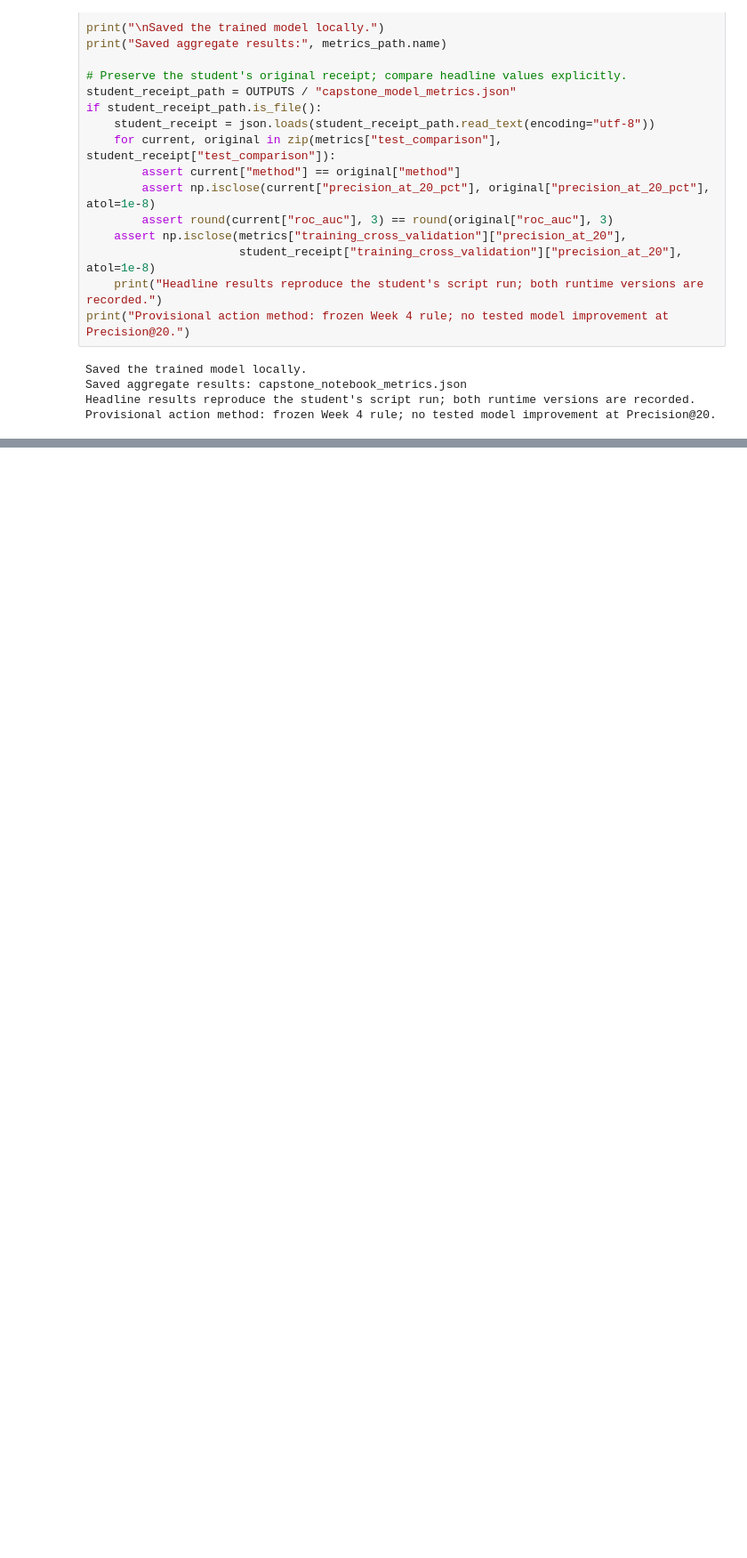
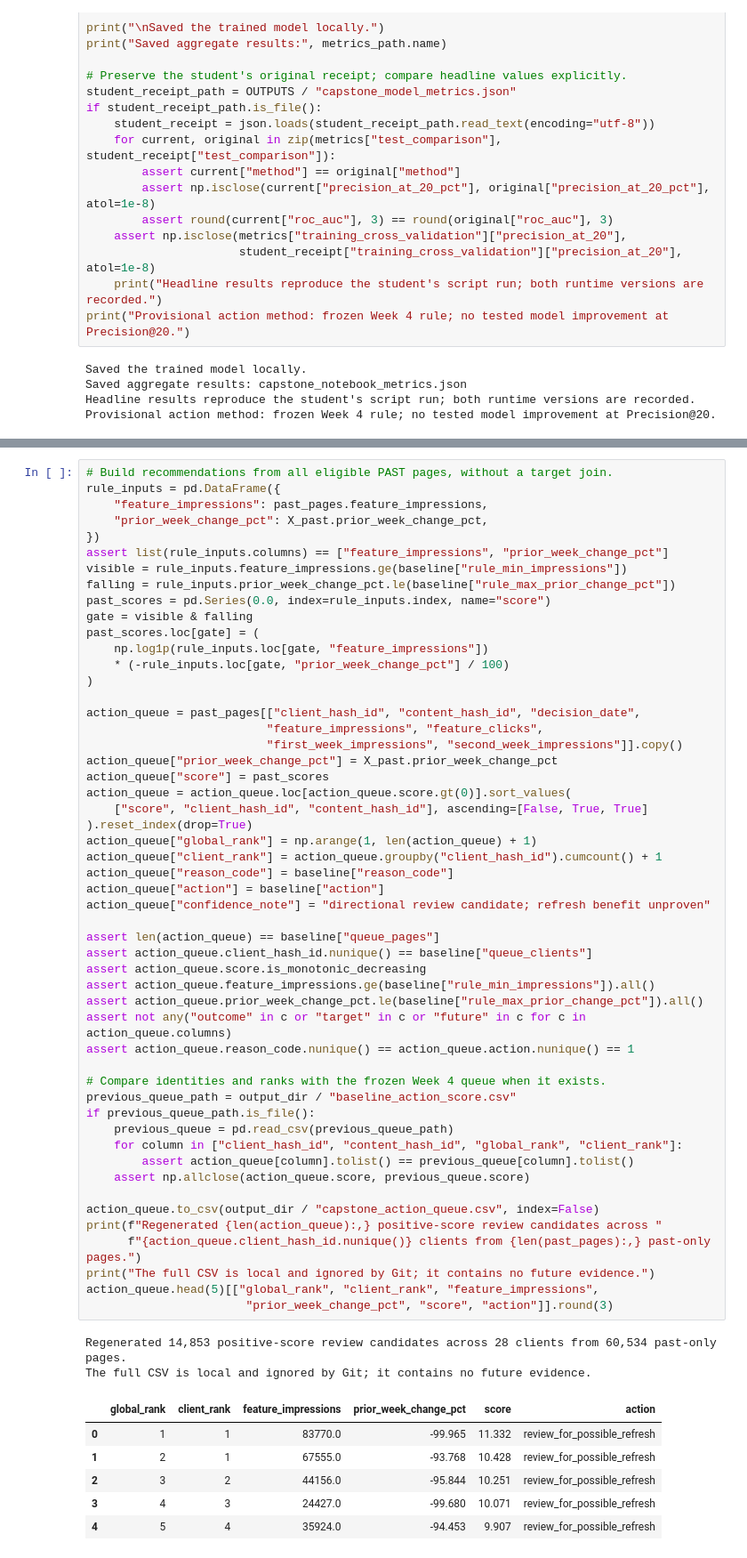
Before and after one commit to MTahaR-dev/flyrank-ml-internship, a Jupyter notebook: work/notebooks/capstone.ipynb, the cells around one changed output, grey strips where cells are left out. Shown at 89% size. Drawn from its saved outputs; the diff is of its cells as text; blank space fills up the shorter version.

```diff
--- a/work/notebooks/capstone.ipynb
+++ b/work/notebooks/capstone.ipynb
@@ -818,0 +865,61 @@ To be completed after the model/rule comparison and skeptical review.
+# %%
+# Build recommendations from all eligible PAST pages, without a target join.
+rule_inputs = pd.DataFrame({
+    "feature_impressions": past_pages.feature_impressions,
+    "prior_week_change_pct": X_past.prior_week_change_pct,
+})
+assert list(rule_inputs.columns) == ["feature_impressions", "prior_week_change_pct"]
+visible = rule_inputs.feature_impressions.ge(baseline["rule_min_impressions"])
+falling = rule_inputs.prior_week_change_pct.le(baseline["rule_max_prior_change_pct"])
+past_scores = pd.Series(0.0, index=rule_inputs.index, name="score")
+gate = visible & falling
+past_scores.loc[gate] = (
+    np.log1p(rule_inputs.loc[gate, "feature_impressions"])
+    * (-rule_inputs.loc[gate, "prior_week_change_pct"] / 100)
+)
+
+action_queue = past_pages[["client_hash_id", "content_hash_id", "decision_date",
+                          "feature_impressions", "feature_clicks",
+                          "first_week_impressions", "second_week_impressions"]].copy()
+action_queue["prior_week_change_pct"] = X_past.prior_week_change_pct
+action_queue["score"] = past_scores
+action_queue = action_queue.loc[action_queue.score.gt(0)].sort_values(
+    ["score", "client_hash_id", "content_hash_id"], ascending=[False, True, True]
+).reset_index(drop=True)
+action_queue["global_rank"] = np.arange(1, len(action_queue) + 1)
+action_queue["client_rank"] = action_queue.groupby("client_hash_id").cumcount() + 1
+action_queue["reason_code"] = baseline["reason_code"]
+action_queue["action"] = baseline["action"]
+action_queue["confidence_note"] = "directional review candidate; refresh benefit unproven"
+
+assert len(action_queue) == baseline["queue_pages"]
+assert action_queue.client_hash_id.nunique() == baseline["queue_clients"]
+assert action_queue.score.is_monotonic_decreasing
+assert action_queue.feature_impressions.ge(baseline["rule_min_impressions"]).all()
+assert action_queue.prior_week_change_pct.le(baseline["rule_max_prior_change_pct"]).all()
+assert not any("outcome" in c or "target" in c or "future" in c for c in action_queue.columns)
+assert action_queue.reason_code.nunique() == action_queue.action.nunique() == 1
+
+# Compare identities and ranks with the frozen Week 4 queue when it exists.
+previous_queue_path = output_dir / "baseline_action_score.csv"
+if previous_queue_path.is_file():
+    previous_queue = pd.read_csv(previous_queue_path)
+    for column in ["client_hash_id", "content_hash_id", "global_rank", "client_rank"]:
+        assert action_queue[column].tolist() == previous_queue[column].tolist()
+    assert np.allclose(action_queue.score, previous_queue.score)
+
+action_queue.to_csv(output_dir / "capstone_action_queue.csv", index=False)
+print(f"Regenerated {len(action_queue):,} positive-score review candidates across "
+      f"{action_queue.client_hash_id.nunique()} clients from {len(past_pages):,} past-only pages.")
+print("The full CSV is local and ignored by Git; it contains no future evidence.")
+action_queue.head(5)[["global_rank", "client_rank", "feature_impressions",
+                       "prior_week_change_pct", "score", "action"]].round(3)
+# %% [output]
+Regenerated 14,853 positive-score review candidates across 28 clients from 60,534 past-only pages.
+The full CSV is local and ignored by Git; it contains no future evidence.
+|  | global_rank | client_rank | feature_impressions | prior_week_change_pct | score | action |
+| 0 | 1 | 1 | 83770.0 | -99.965 | 11.332 | review_for_possible_refresh |
+| 1 | 2 | 1 | 67555.0 | -93.768 | 10.428 | review_for_possible_refresh |
+| 2 | 3 | 2 | 44156.0 | -95.844 | 10.251 | review_for_possible_refresh |
+| 3 | 4 | 3 | 24427.0 | -99.680 | 10.071 | review_for_possible_refresh |
+| 4 | 5 | 4 | 35924.0 | -94.453 | 9.907 | review_for_possible_refresh |
```
Also changed, not shown: parts of 11 cells of this notebook, 9 other files.
